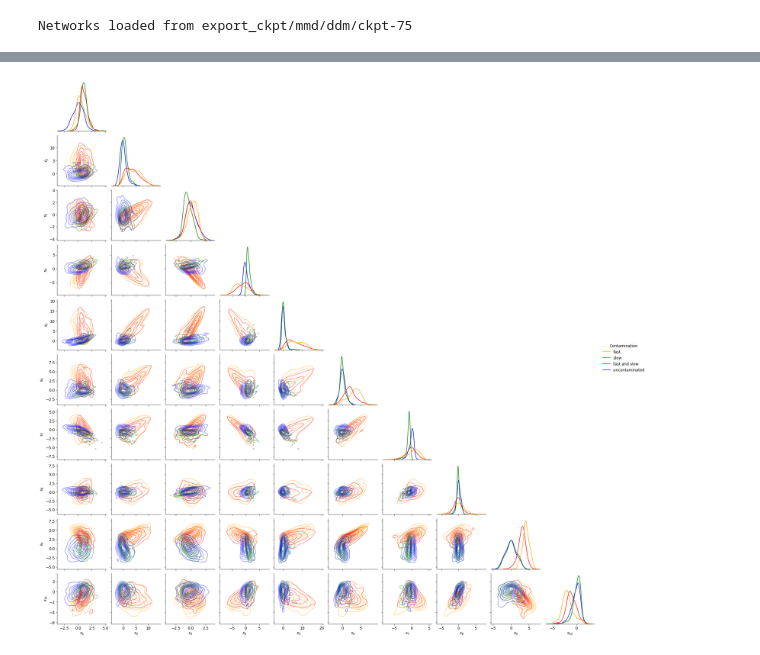
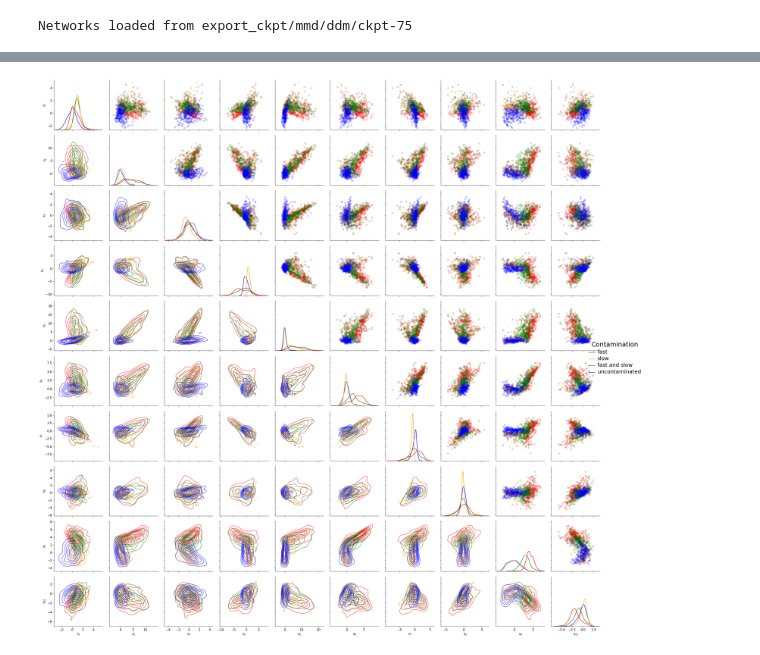
Before and after one commit to marvinschmitt/AdversarialBF, a Jupyter notebook: abf_ddm.ipynb, the cells around one changed output, grey strips where cells are left out. Saved outputs shown, nothing was run; the diff lists cells and outputs as text; code cells hidden in the pictures.

```diff
--- a/abf_ddm.ipynb
+++ b/abf_ddm.ipynb
@@ -257,0 +282,10 @@ true_vs_estimated(theta, param_means, ['v1', 'v2', 'a1', 'a2', 't0'], figsize=(2
+# %%
+# Fast guesses and slow responses
+theta, x = trainer._forward_inference(300, 100)
+x_o = contaminate_dm_data(x, contamination_dist=contamination_dist_fast_and_slow, c=0.1)
+
+param_samples = trainer.network.sample(x_o, n_samples=2000)
+param_means = param_samples.mean(axis=0)
+
+true_vs_estimated(theta, param_means, [r'$v_1$', r'$v_2$', r'$a_1$', r'$a_2$', r'$t_0$'], figsize=(20,4),
+                 filename=f'plots/abf_dm_true_est_fast_slow.{FILEFORMAT}')
@@ -263,29 +299,35 @@ def mahalanobis_distance_2D_1D(data, ref, cov):
 # %%
 # Pairplot of summary network outputs
 theta, x_uncontaminated = trainer._forward_inference(300, 100)
 
 x_o_fast = contaminate_dm_data(x_uncontaminated, contamination_dist=contamination_dist_fast_guesses, c=0.1)
 x_o_slow = contaminate_dm_data(x_uncontaminated, contamination_dist=contamination_dist_slow_responses, c=0.1)
 x_o_fast_slow = contaminate_dm_data(x_uncontaminated, contamination_dist=contamination_dist_fast_and_slow, c=0.1)
 
 X = [x_o_fast, x_o_slow, x_o_fast_slow, x_uncontaminated]
 TASK_NAMES = ['fast', 'slow', 'fast and slow', 'uncontaminated']
 
 DF = (pd.DataFrame(np.array(trainer.network.summary_net(x)),
                      columns=[r'$s_{%i}$'%i for i in range(1, 11)]) for x in X)
 
 df = pd.concat(DF,
               keys=TASK_NAMES,
               names=['Contamination', None]
               ).reset_index(level=0)
 
-g = sns.pairplot(df, hue="Contamination", kind="kde", palette=['orange', 'green', 'red', 'blue'],
-             plot_kws=dict(alpha=0.50),
-             diag_kws=dict(fill=False),
-             corner=True)
+g = sns.PairGrid(df, hue="Contamination", palette=['red', 'orange', 'green', 'blue'], height=3)
+
+g.map_upper(plt.scatter, alpha=0.2)
+g.map_diag(sns.kdeplot)
+g.map_lower(sns.kdeplot, alpha=0.70)
+
+g.add_legend()
+plt.setp(g._legend.get_title(), fontsize=24)
+plt.setp(g._legend.get_texts(), fontsize=20)
+
 plt.savefig(f"plots/abf_dm_summary_pairplot.{FILEFORMAT}")
 # %% [output]
-[figure, old version]
+[figure, new version]
 # %%
 def dm_contamination_MD_analysis(theta, x, contamination_distribution):
     z_psi = np.array(trainer.network.summary_net(x))
```
Also changed, not shown: parts of 8 cells of this notebook, 2 other files.
